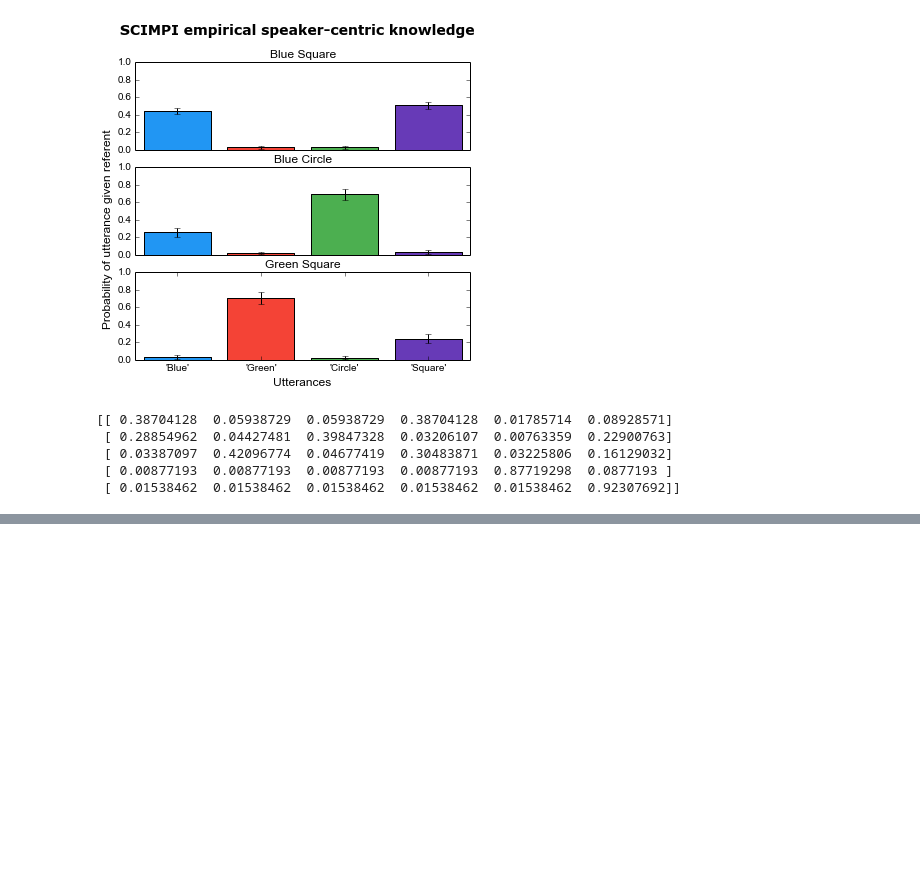
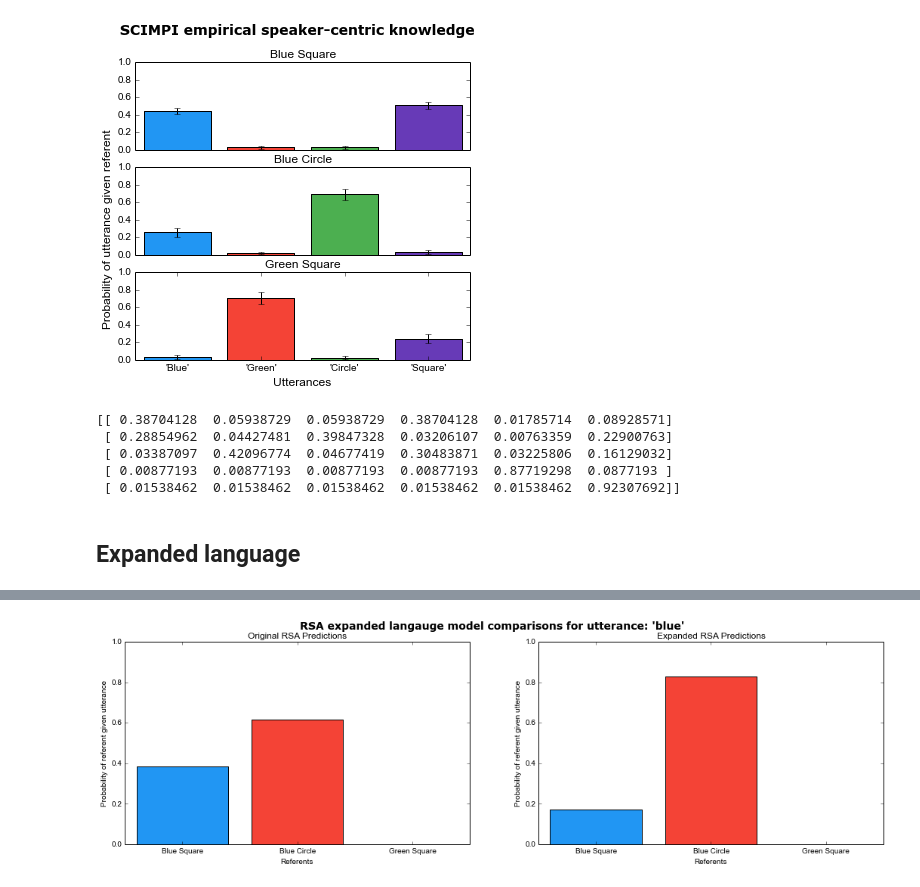
Before and after one commit to Epist/EpistemicPragmatics, a Jupyter notebook: Examples for paper.ipynb, the cells around one changed output, grey strips where cells are left out. Cells and saved outputs as stored; diff of their text form; code cells hidden in the pictures; blank space fills up the shorter version.

```diff
--- a/Examples for paper.ipynb
+++ b/Examples for paper.ipynb
@@ -1304,3 +1304,70 @@ SCIMPI ad hoc implicatures with empirical distributions
  [ 0.03387097  0.42096774  0.04677419  0.30483871  0.03225806  0.16129032]
  [ 0.00877193  0.00877193  0.00877193  0.00877193  0.87719298  0.0877193 ]
  [ 0.01538462  0.01538462  0.01538462  0.01538462  0.01538462  0.92307692]]
+# %% [markdown]
+## Expanded language
+# %%
+origPri=[.2,.4,.4]#Frank and Goodman 2012 rough empirical priors
+origLex=[[1,1,0],[0,0,1],[0,1,0],[1,0,1]]#Frank and Goodman 2012 full lexicon
+origMeans=["Blue Square", "Blue Circle", "Green Square"]
+origUtts= ["\'Blue\'","\'Green\'","\'Circle\'","\'Square\'"]
+
+newLex=[[1,1,0],[0,0,1],[0,1,0],[1,0,1],[1,0,1],[1,0,0]]
+#newPriUnNorm=np.array(origPri + [0.05, 0.05])
+#newPri=newPriUnNorm/sum(newPriUnNorm)
+newMeans=["Blue Square", "Blue Circle", "Green Square"]
+newUtts= ["\'Blue\'","\'Green\'","\'Circle\'","\'Square\'","\'Regular Quadrilateral\'", "\'Bluesquare\'"]
+
+rsaTestOrig=PragmaticModel(modelType="RSA", lexicon=origLex, meaningPriors=origPri, meanings=origMeans, utterances=origUtts)
+origRSAPreds=rsaTestOrig.iterate(3)
+rsaTestOrig.display_listener_matrix(origRSAPreds, title="Original RSA Predictions")
+
+rsaTestNew = PragmaticModel(modelType="RSA", lexicon=newLex, meaningPriors=origPri, meanings=newMeans, utterances=newUtts)
+newRSAPreds=rsaTestNew.iterate(3)
+rsaTestNew.display_listener_matrix(newRSAPreds, title="Expanded RSA Predictions")
+
+
+#Plotting Code
+#fig = plt.figure()
+#fig = plt.gcf()
+my_colors = util.customColors()
+
+size = fig.get_size_inches()
+plt.figure(figsize=(size[0]*3,size[0]*0.8))
+gs = gridspec.GridSpec(1,2)
+plt.suptitle("RSA expanded langauge model comparisons for utterance: \'blue\'", fontsize=14, fontweight='bold')
+
+toPlot=origRSAPreds[0,:]
+epsilon = 1e-7
+toPlot = [x+epsilon for x in toPlot]
+labels=rsaTestOrig.meanings
+locs=range(len(toPlot))
+ax = plt.subplot(gs[0])
+ax.bar(locs,toPlot, align='center', color=my_colors)
+ax.set_xlabel("Referents")
+ax.set_ylabel("Probability of referent given utterance")
+ax.set_title("Original RSA Predictions")
+plt.xticks(locs, labels)
+axes = plt.gca()
+axes.set_ylim([0,1])
+
+ax2 = plt.subplot(gs[1])
+toPlot=newRSAPreds[0,:]
+epsilon = 1e-7
+toPlot = [x+epsilon for x in toPlot]
+labels=rsaTestNew.meanings
+locs=range(len(toPlot))
+ax2.bar(locs,toPlot, align='center', color=my_colors)
+ax2.set_xlabel("Referents")
+ax2.set_ylabel("Probability of referent given utterance")
+ax2.set_title("Expanded RSA Predictions")
+plt.xticks(locs, labels)
+axes = plt.gca()
+axes.set_ylim([0,1])
+#ax2.set_position(pos2)
+#ax.set_position(pos1)
+#plt.figure(2)
+plt.savefig('RSA_expanded_extLang.png', bbox_inches='tight',  dpi=400)
+
+plt.show()
+# %% [output]
@@ -1306,0 +1391 @@ SCIMPI ad hoc implicatures with empirical distributions
+[figure, added]
```
Also changed, not shown: parts of 7 cells of this notebook, 2 other files.
